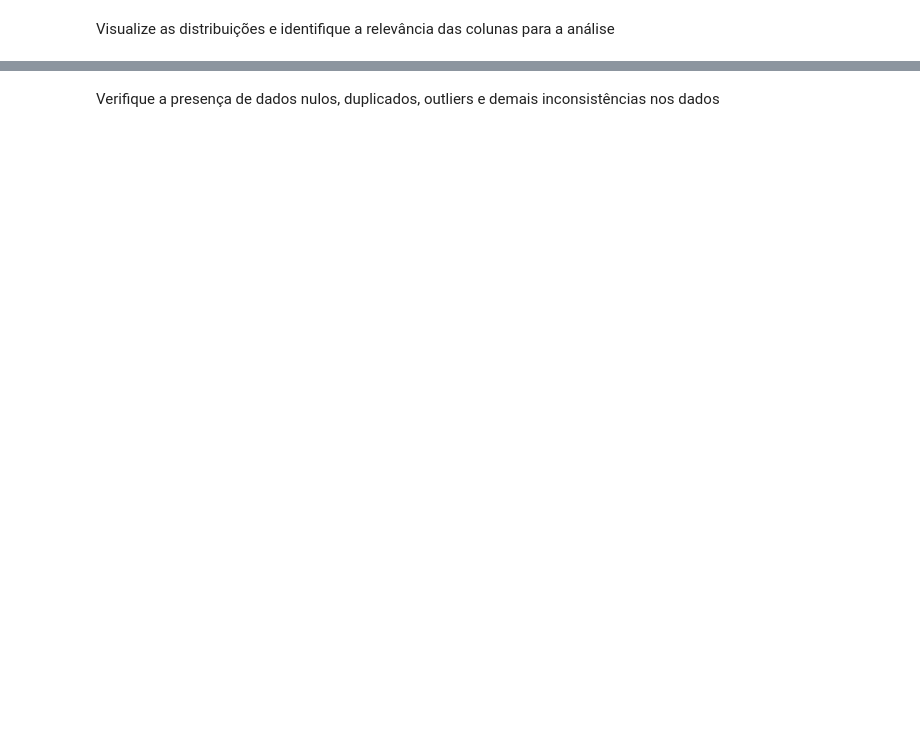
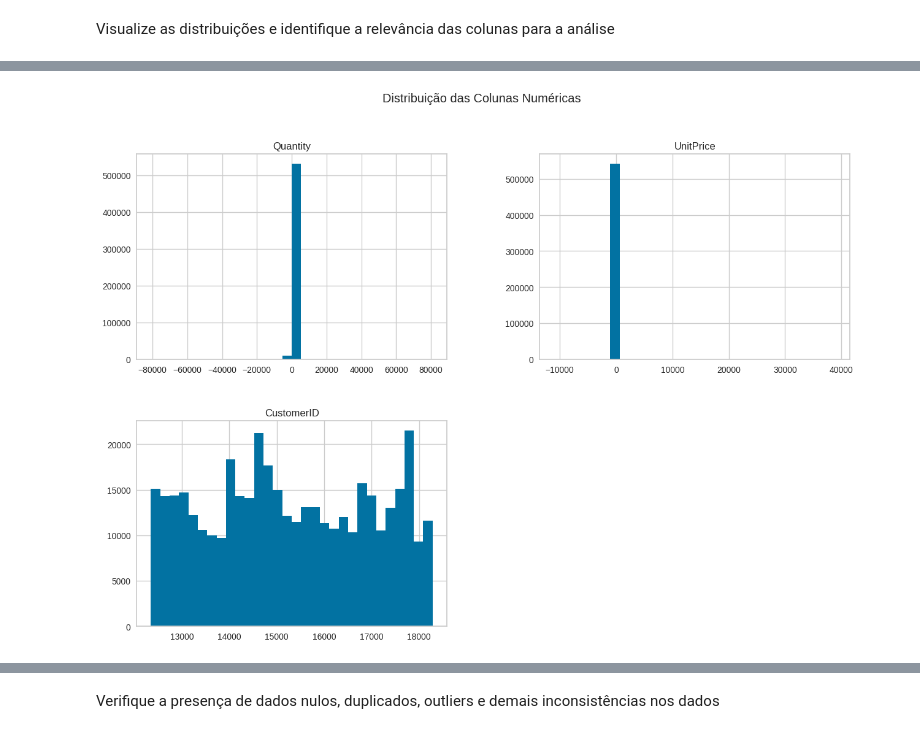
Before and after one commit to CaioEnzo23/Modelo-de-an-lise-das-m-tricas-RFV, a Jupyter notebook: Desafio_7.ipynb, the cells around one changed output, grey strips where cells are left out. Saved outputs shown, nothing was run; the diff lists cells and outputs as text; code cells hidden in the pictures; blank space fills up the shorter version.

```diff
--- a/Desafio_7.ipynb
+++ b/Desafio_7.ipynb
@@ -53,5 +106,7 @@ from sklearn.metrics import accuracy_score, classification_report
 #**Análise exploratória dos dados**
 # %% [markdown]
 Carregue a base de dados
+# %%
+df = pd.read_excel("/content/data.xlsx")
 # %% [markdown]
 Realize uma descrição estatística dos dados
@@ -59,0 +146,6 @@ Visualize as distribuições e identifique a relevância das colunas para a aná
+# %%
+df.hist(bins=30, figsize=(15, 10))
+plt.suptitle('Distribuição das Colunas Numéricas')
+plt.show()
+# %% [output]
+[figure, added]
```
Also changed, not shown: parts of 89 cells of this notebook.
